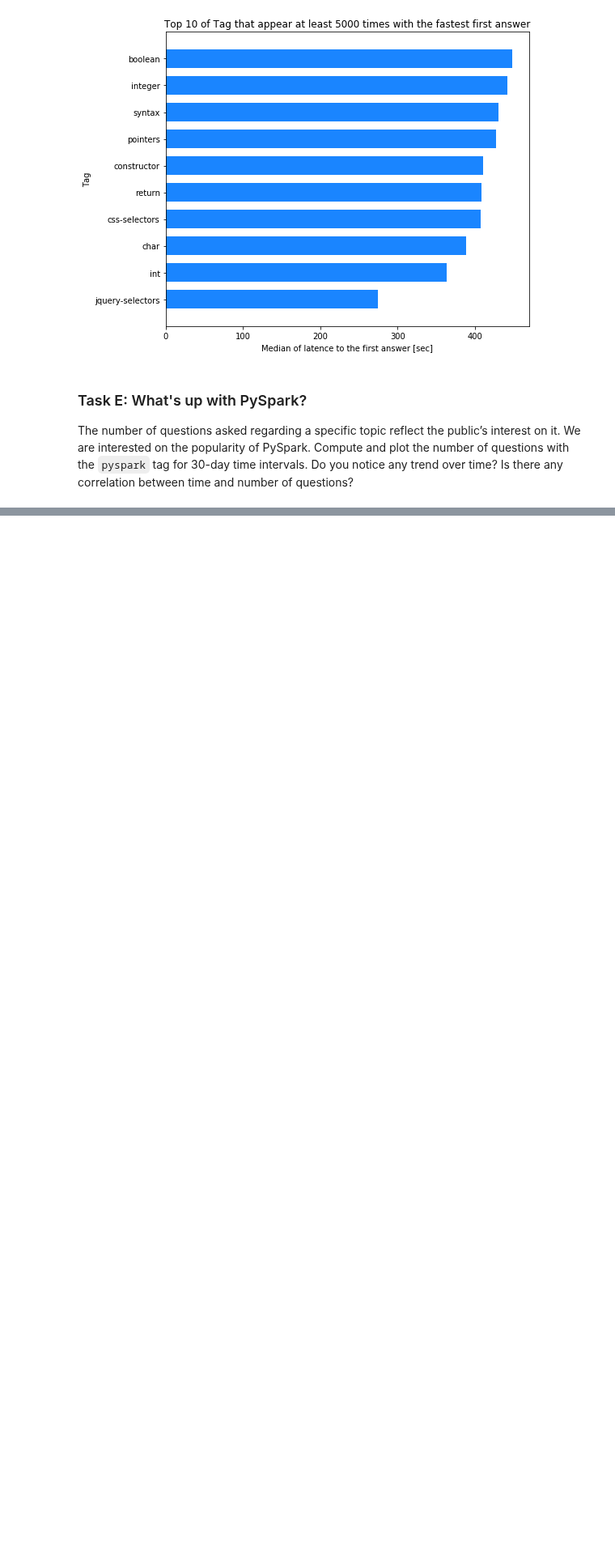
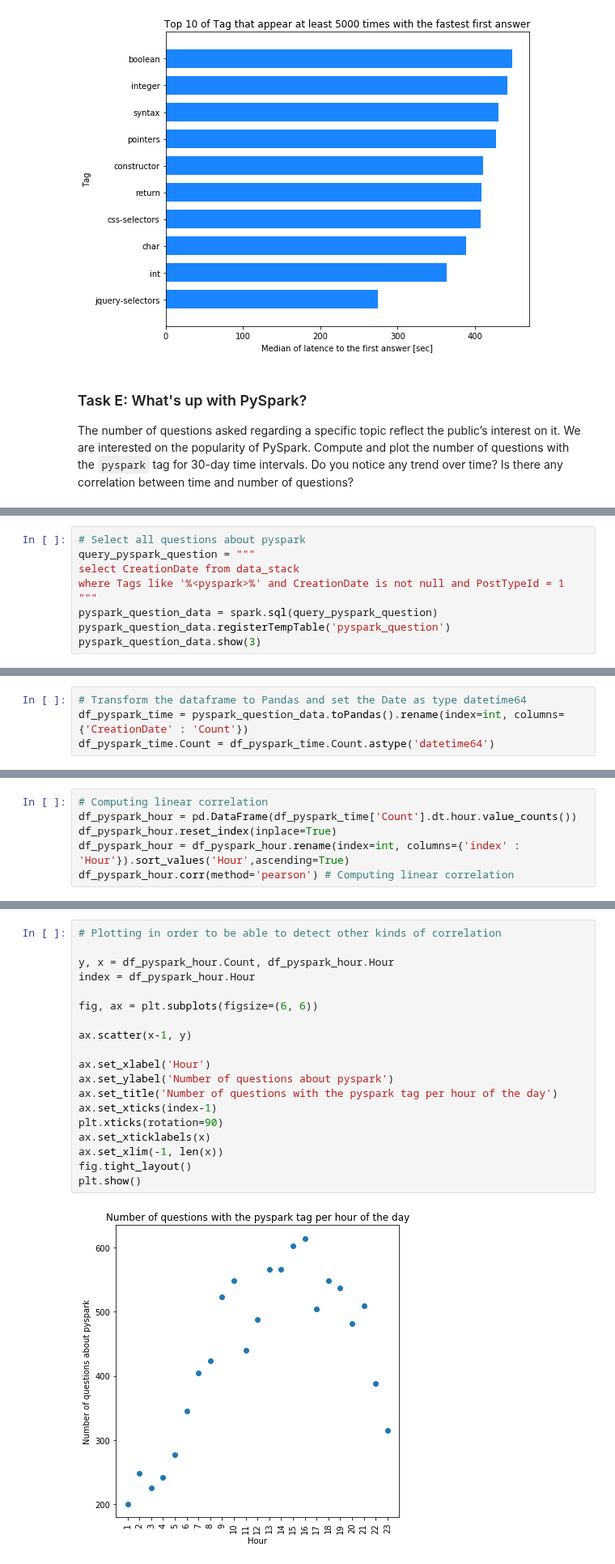
Before and after one commit to vbruttin/ada_homeworks, a Jupyter notebook: Homework3.ipynb, the cells around one changed output, grey strips where cells are left out. Shown at 81% size. Saved outputs shown, nothing was run; the diff lists cells and outputs as text; blank space fills up the shorter version.

```diff
--- a/Homework3.ipynb
+++ b/Homework3.ipynb
@@ -623,0 +624,9 @@ The number of questions asked regarding a specific topic reflect the public’s
+# %%
+# Select all questions about pyspark
+query_pyspark_question = """
+select CreationDate from data_stack
+where Tags like '%<pyspark>%' and CreationDate is not null and PostTypeId = 1
+"""
+pyspark_question_data = spark.sql(query_pyspark_question)
+pyspark_question_data.registerTempTable('pyspark_question')
+pyspark_question_data.show(3)
@@ -623,0 +642,4 @@ The number of questions asked regarding a specific topic reflect the public’s
+# %%
+# Transform the dataframe to Pandas and set the Date as type datetime64
+df_pyspark_time = pyspark_question_data.toPandas().rename(index=int, columns={'CreationDate' : 'Count'})
+df_pyspark_time.Count = df_pyspark_time.Count.astype('datetime64')
@@ -623,0 +692,6 @@ The number of questions asked regarding a specific topic reflect the public’s
+# %%
+# Computing linear correlation
+df_pyspark_hour = pd.DataFrame(df_pyspark_time['Count'].dt.hour.value_counts())
+df_pyspark_hour.reset_index(inplace=True)
+df_pyspark_hour = df_pyspark_hour.rename(index=int, columns={'index' : 'Hour'}).sort_values('Hour',ascending=True)
+df_pyspark_hour.corr(method='pearson') # Computing linear correlation
@@ -623,0 +702,21 @@ The number of questions asked regarding a specific topic reflect the public’s
+# %%
+# Plotting in order to be able to detect other kinds of correlation
+
+y, x = df_pyspark_hour.Count, df_pyspark_hour.Hour
+index = df_pyspark_hour.Hour
+
+fig, ax = plt.subplots(figsize=(6, 6))
+
+ax.scatter(x-1, y)
+
+ax.set_xlabel('Hour')
+ax.set_ylabel('Number of questions about pyspark')
+ax.set_title('Number of questions with the pyspark tag per hour of the day')
+ax.set_xticks(index-1)
+plt.xticks(rotation=90)
+ax.set_xticklabels(x)
+ax.set_xlim(-1, len(x))
+fig.tight_layout()
+plt.show()
+# %% [output]
+[figure, added]
```
Also changed, not shown: parts of 24 cells of this notebook, 1 other file.
